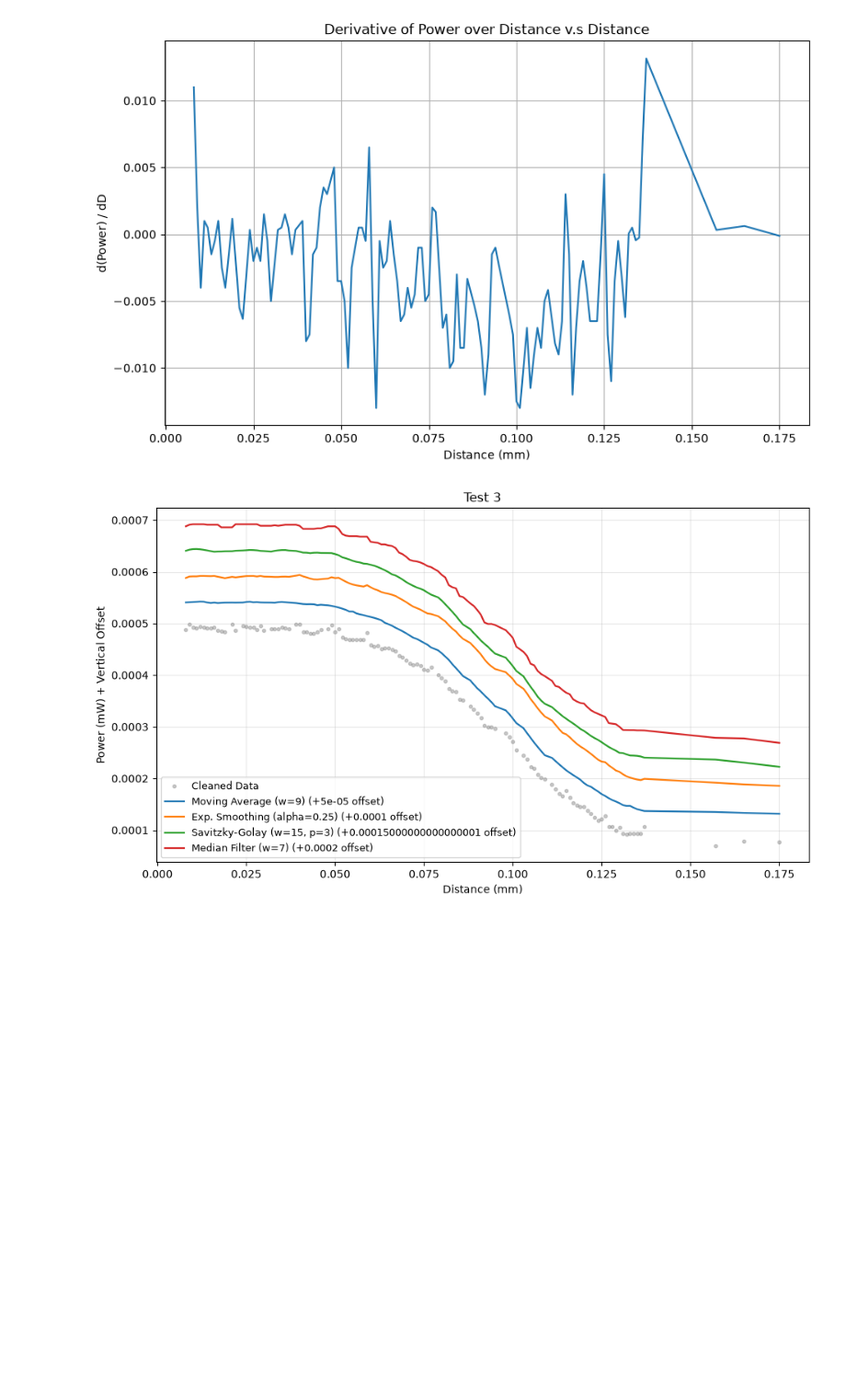
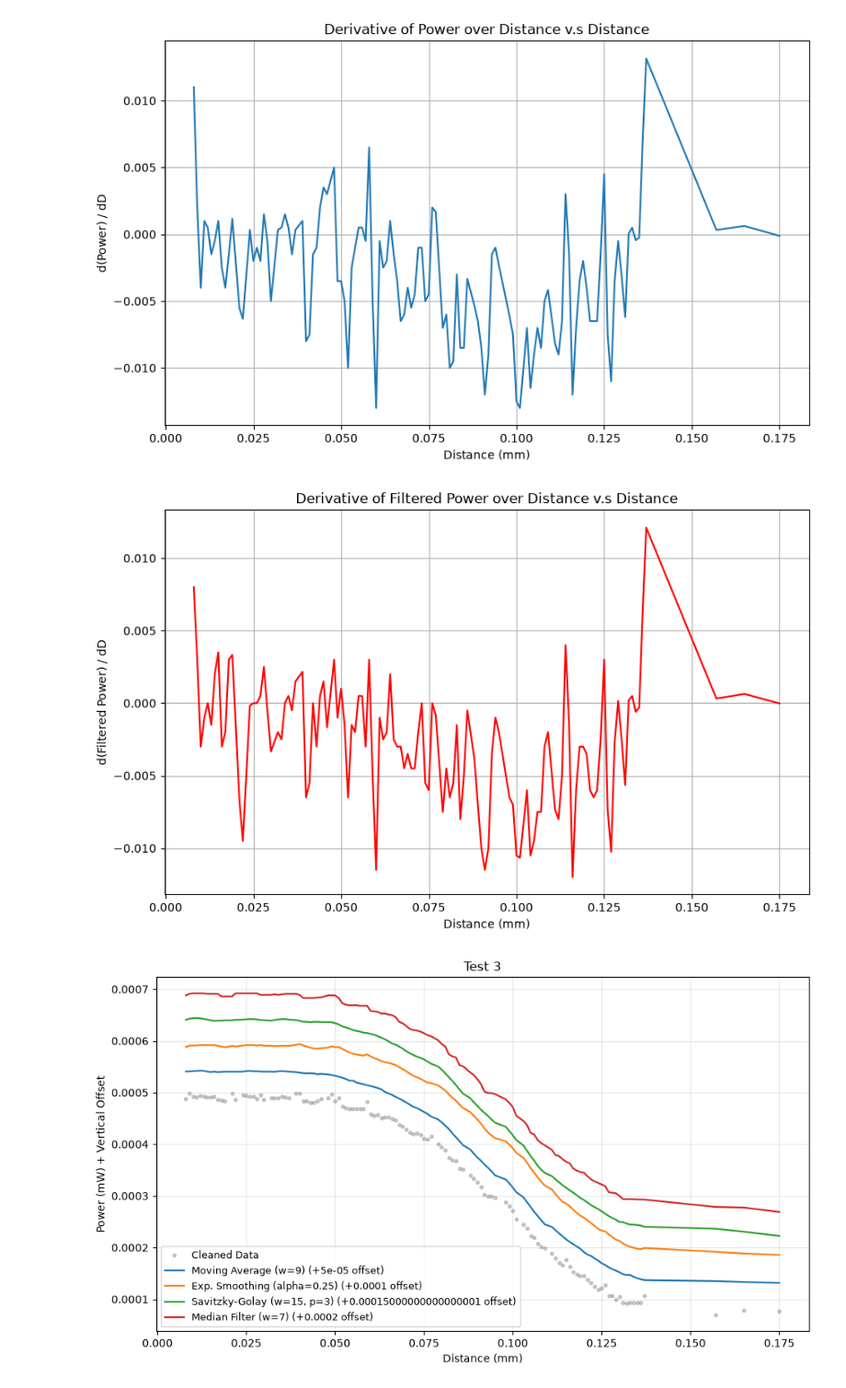
Before and after one commit to TyGuy-5/UAF-LiDaR, a Jupyter notebook: Lab_Work/razor_data_notebook.ipynb, the cells around one changed output. Shown at 92% size. Cells and saved outputs as stored; diff of their text form; code cells hidden in the pictures; blank space fills up the shorter version.

```diff
--- a/Lab_Work/razor_data_notebook.ipynb
+++ b/Lab_Work/razor_data_notebook.ipynb
@@ -497,8 +497,13 @@ df3 = pd.read_csv('data/razor_data3.csv')
 df3['Power (mW)'] = pd.to_numeric(df3['Power (mW)'])
 df3['Distance (mm)'] = pd.to_numeric(df3['Distance (mm)'])
 df3['Ambient power'] = pd.to_numeric(df3['Ambient power'])
-df3['Power (mW)  filtered'] = pd.to_numeric(df3['Power (mW)  filtered'])
 df3_clean = df3.dropna().copy()
+
+df3_f = pd.read_csv('data/razor_data3.csv')
+df3_f['Distance (mm)'] = pd.to_numeric(df3_f['Distance (mm)'])
+df3_f['Ambient power'] = pd.to_numeric(df3_f['Ambient power'])
+df3_f['Power (mW) filtered'] = pd.to_numeric(df3_f['Power (mW)  filtered'])
+df3_clean_f = df3_f.dropna().copy()
 # %%
 plt.scatter(df3_clean['Distance (mm)'], df3_clean['Power (mW)'],s=2)
 
@@ -554,6 +559,22 @@ plt.grid(True)
 plt.show()
 # %% [output]
 [figure]
+# %%
+df3_clean_f = df3_clean_f.sort_values('Distance (mm)').reset_index(drop=True)
+
+df3_clean_f['Derivative filtered'] = np.gradient(df3_clean_f['Power (mW) filtered'], df3_clean_f['Distance (mm)'])
+
+plt.figure(figsize=(10,6))
+plt.plot(df3_clean_f['Distance (mm)'], df3_clean_f['Derivative filtered'], color='red')
+
+plt.title('Derivative of Filtered Power over Distance v.s Distance')
+plt.xlabel('Distance (mm)')
+plt.ylabel('d(Filtered Power) / dD')
+plt.grid(True)
+
+plt.show()
+# %% [output]
+[figure, added]
 # %%
 df3_clean = df3.dropna().sort_values('Distance (mm)').reset_index(drop=True)
 
```
Also changed, not shown: parts of 7 cells of this notebook.
